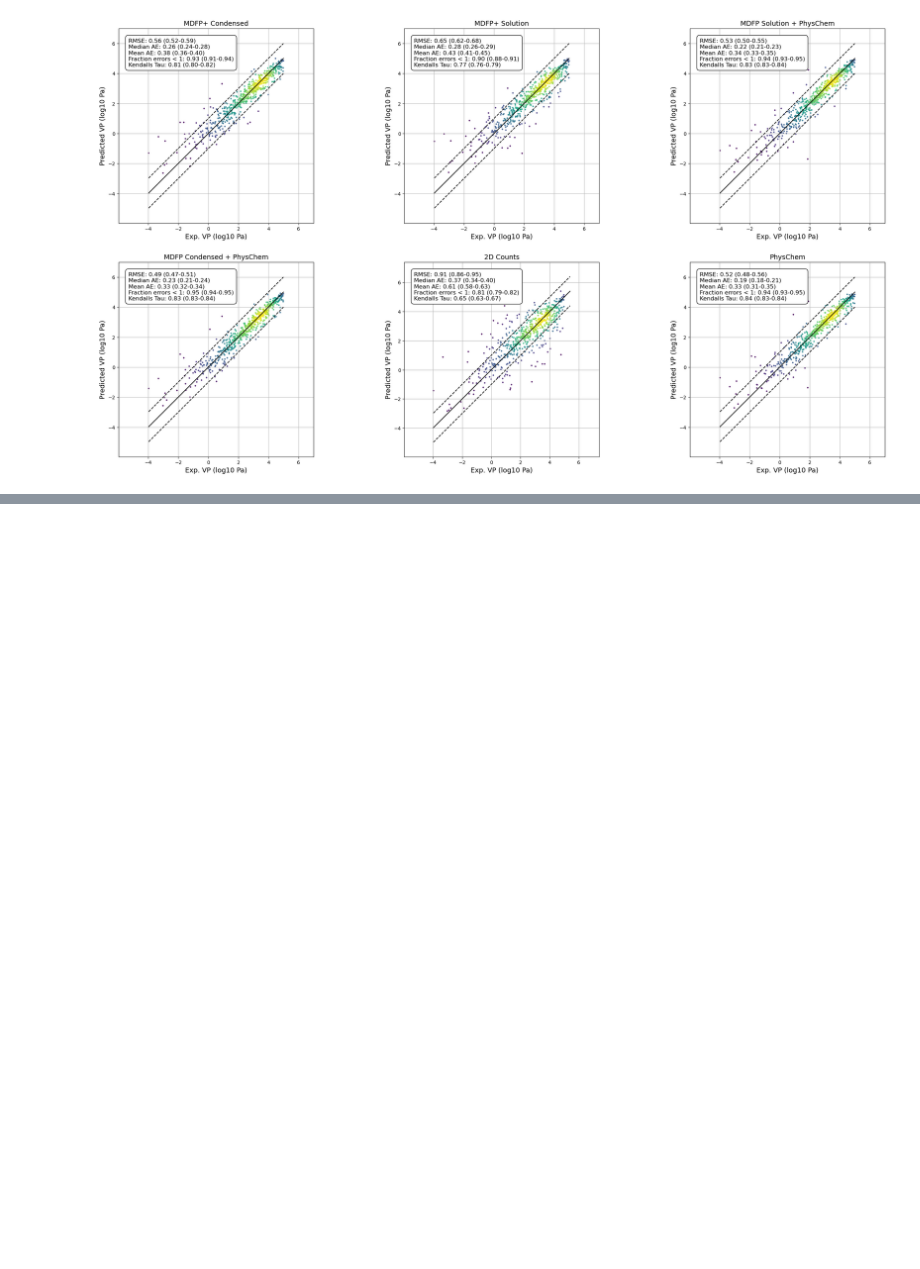
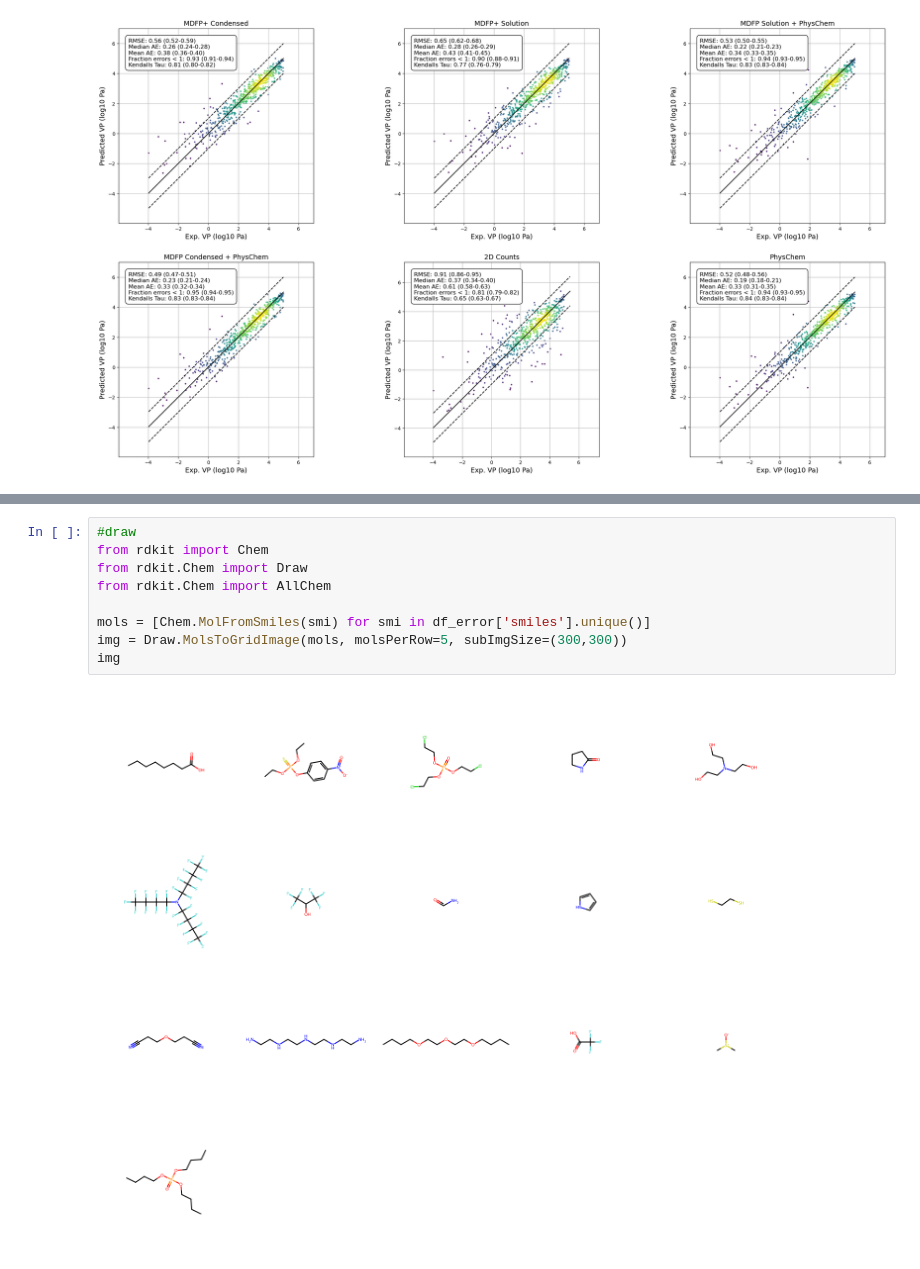
Before and after one commit to Cschiebroek/mdfptools, a Jupyter notebook: carl/data_curation/liquid_test_result.ipynb, the cells around one changed output, grey strips where cells are left out. Cells and saved outputs as stored; diff of their text form; blank space fills up the shorter version.

```diff
--- a/carl/data_curation/liquid_test_result.ipynb
+++ b/carl/data_curation/liquid_test_result.ipynb
@@ -355,0 +378,11 @@ df_error
+# %%
+#draw
+from rdkit import Chem
+from rdkit.Chem import Draw
+from rdkit.Chem import AllChem
+
+mols = [Chem.MolFromSmiles(smi) for smi in df_error['smiles'].unique()]
+img = Draw.MolsToGridImage(mols, molsPerRow=5, subImgSize=(300,300))
+img
+# %% [output]
+[figure, added]
```
Also changed, not shown: parts of 4 cells of this notebook, 28 other files.
